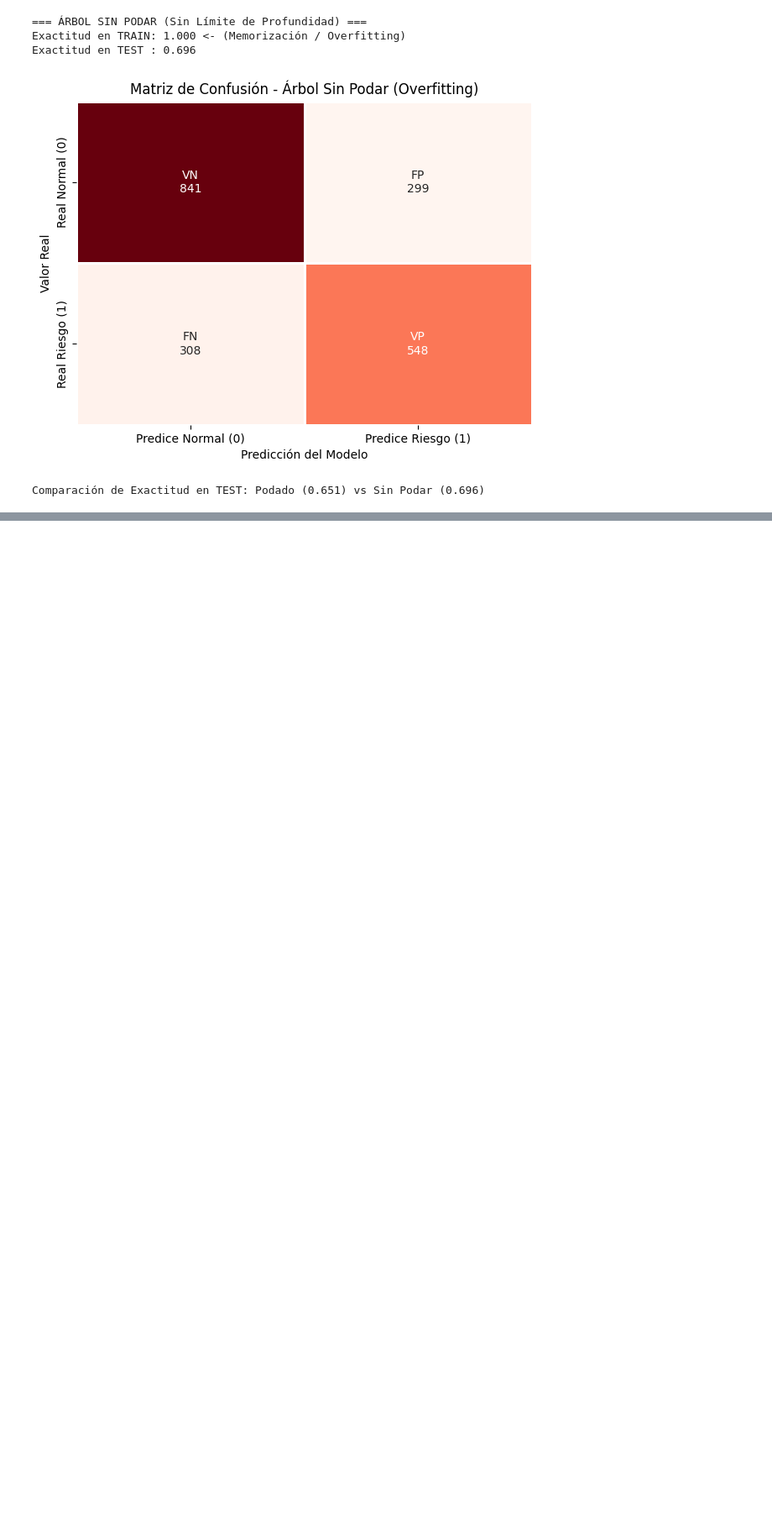
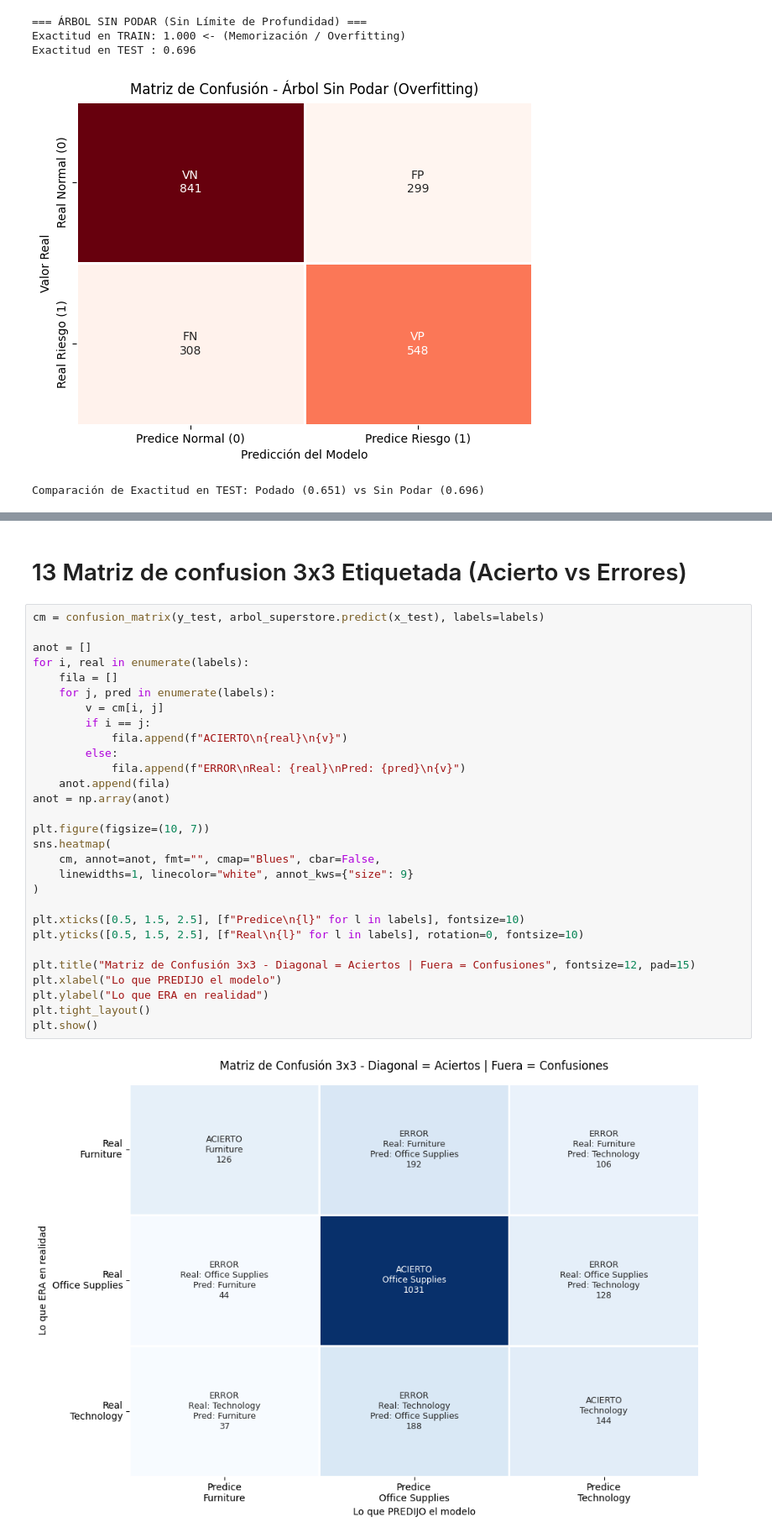
Before and after one commit to jvillagra66-oss/ml-inventario-superstore, a Jupyter notebook: notebooks/01_analisis_inventario.ipynb, the cells around one changed output, grey strips where cells are left out. Shown at 84% size. Cells and saved outputs as stored; diff of their text form; blank space fills up the shorter version.

```diff
--- a/notebooks/01_analisis_inventario.ipynb
+++ b/notebooks/01_analisis_inventario.ipynb
@@ -966,0 +1021,33 @@ Comparación de Exactitud en TEST: Podado (0.651) vs Sin Podar (0.696)
+# %% [markdown]
+# 13 Matriz de confusion 3x3 Etiquetada (Acierto vs Errores)
+# %%
+cm = confusion_matrix(y_test, arbol_superstore.predict(x_test), labels=labels)
+
+anot = []
+for i, real in enumerate(labels):
+    fila = []
+    for j, pred in enumerate(labels):
+        v = cm[i, j]
+        if i == j:
+            fila.append(f"ACIERTO\n{real}\n{v}")
+        else:
+            fila.append(f"ERROR\nReal: {real}\nPred: {pred}\n{v}")
+    anot.append(fila)
+anot = np.array(anot)
+
+plt.figure(figsize=(10, 7))
+sns.heatmap(
+    cm, annot=anot, fmt="", cmap="Blues", cbar=False,
+    linewidths=1, linecolor="white", annot_kws={"size": 9}
+)
+
+plt.xticks([0.5, 1.5, 2.5], [f"Predice\n{l}" for l in labels], fontsize=10)
+plt.yticks([0.5, 1.5, 2.5], [f"Real\n{l}" for l in labels], rotation=0, fontsize=10)
+
+plt.title("Matriz de Confusión 3x3 - Diagonal = Aciertos | Fuera = Confusiones", fontsize=12, pad=15)
+plt.xlabel("Lo que PREDIJO el modelo")
+plt.ylabel("Lo que ERA en realidad")
+plt.tight_layout()
+plt.show()
+# %% [output]
+[figure, added]
```
Also changed, not shown: parts of 7 cells of this notebook.
